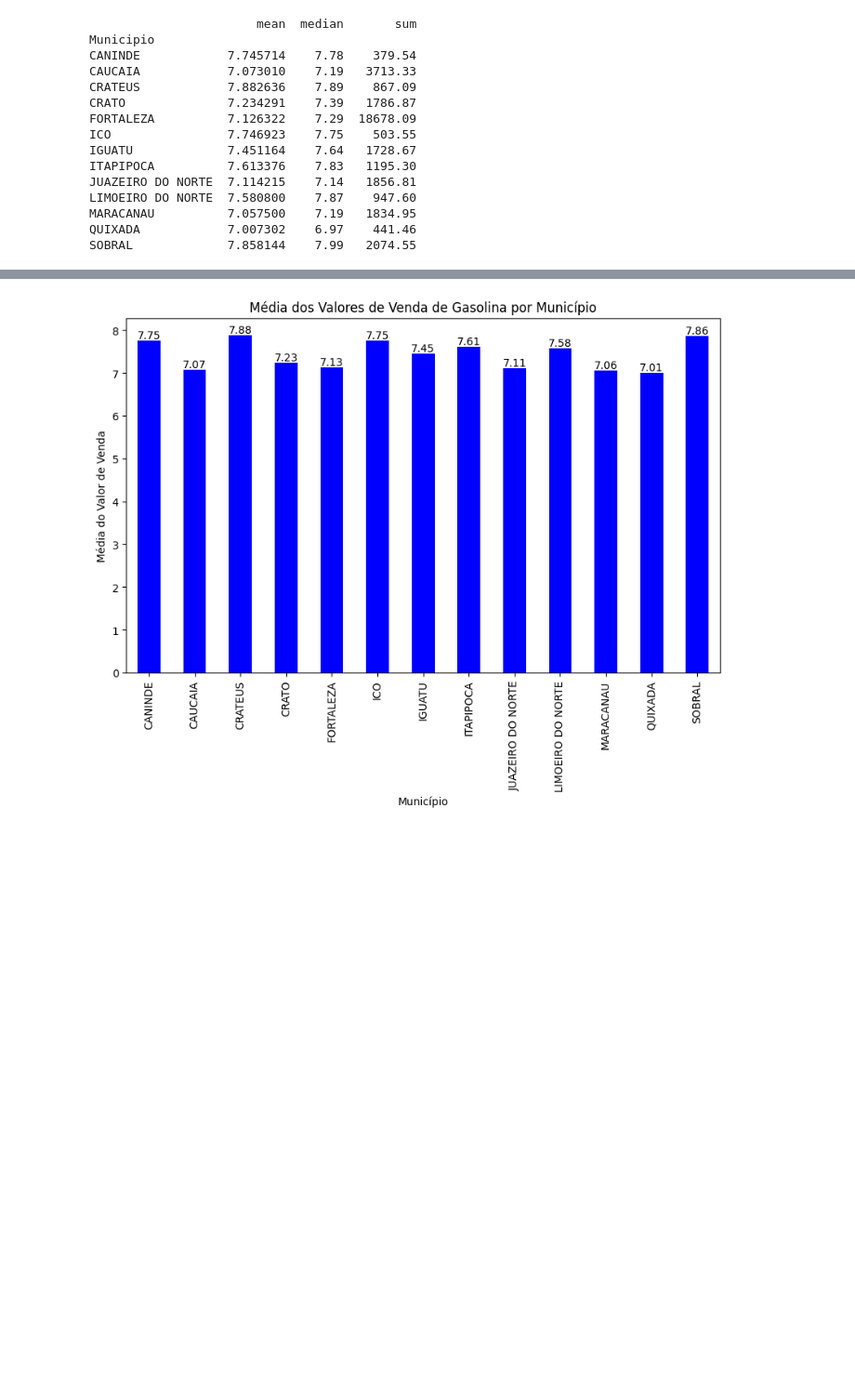
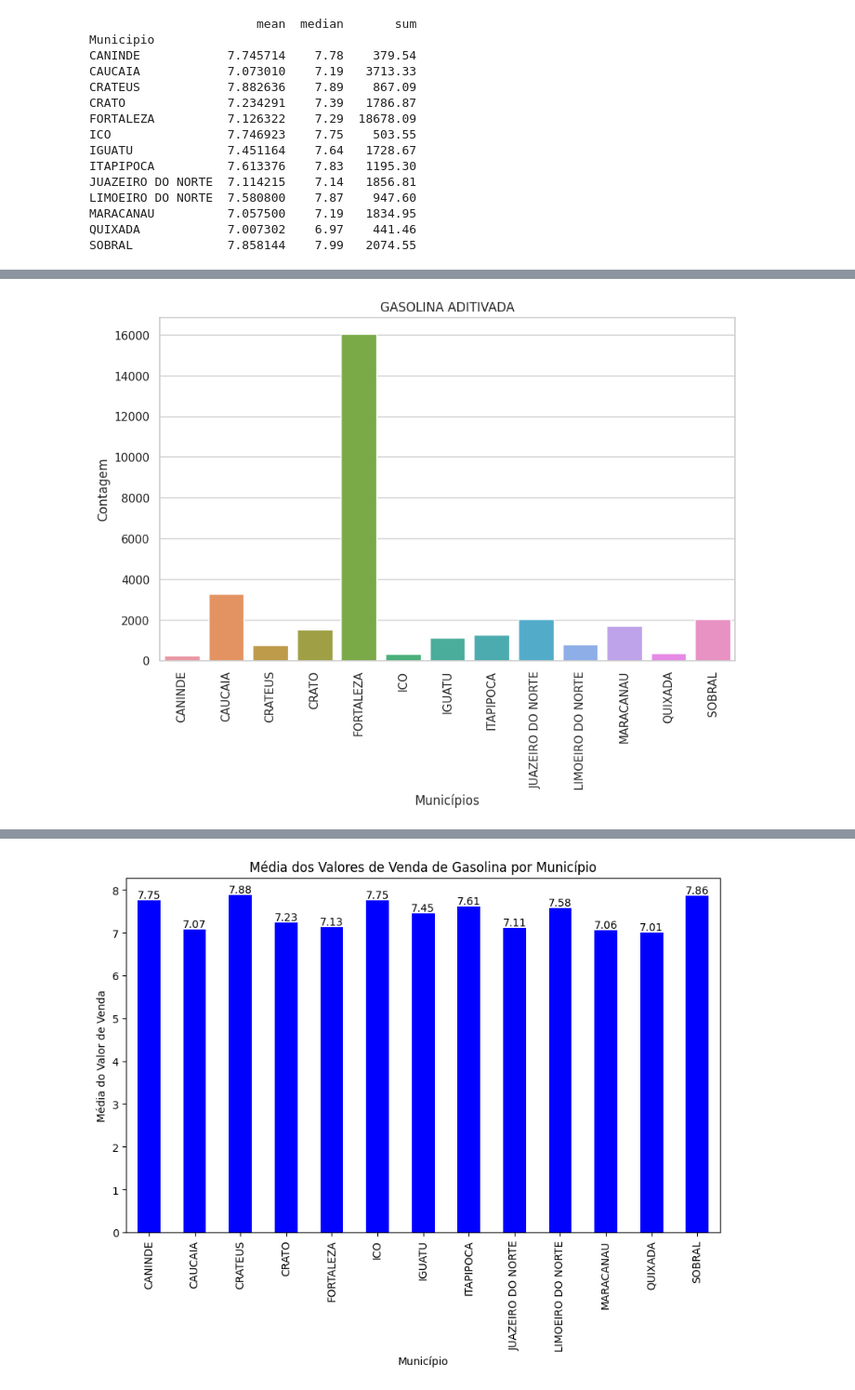
Before and after one commit to Danieloliver1/Datascience, a Jupyter notebook: precos_semestrais_ceara_2022_012.ipynb, the cells around one changed output, grey strips where cells are left out. Shown at 93% size. Drawn from its saved outputs; the diff is of its cells as text; code cells hidden in the pictures; blank space fills up the shorter version.

```diff
--- a/precos_semestrais_ceara_2022_012.ipynb
+++ b/precos_semestrais_ceara_2022_012.ipynb
@@ -115,3 +139,28 @@ SOBRAL             7.858144    7.99   2074.55
+# %%
+# Filtrar apenas os dados de etanol
+df_gasolina_aditivada = df[df['Produto'] == 'GASOLINA ADITIVADA']
+
+# Agrupar por município e calcular a média, mediana e soma dos valores de venda
+grupo_muni_aditivada = df_gasolina_aditivada.groupby('Municipio')['Valor de Venda'].agg('sum')
+
+# Exibir o resultado
+# print(grupo_muni_aditivada)
+
+plt.figure(figsize=(10,6))
+
+sns.barplot(x=grupo_muni_aditivada.index.tolist(), y=grupo_muni_aditivada.values)
+
+# Definir os rótulos do eixo x
+
+plt.xticks(rotation=90)
+
+plt.title('GASOLINA ADITIVADA')
+plt.xlabel('Municípios')
+plt.ylabel('Contagem')
+
+plt.show()
+# %% [output]
+[figure, added]
 # %%
 display(df_gasolina)
 # df_gasolina.info()
```
Also changed, not shown: parts of 1 cell of this notebook.
